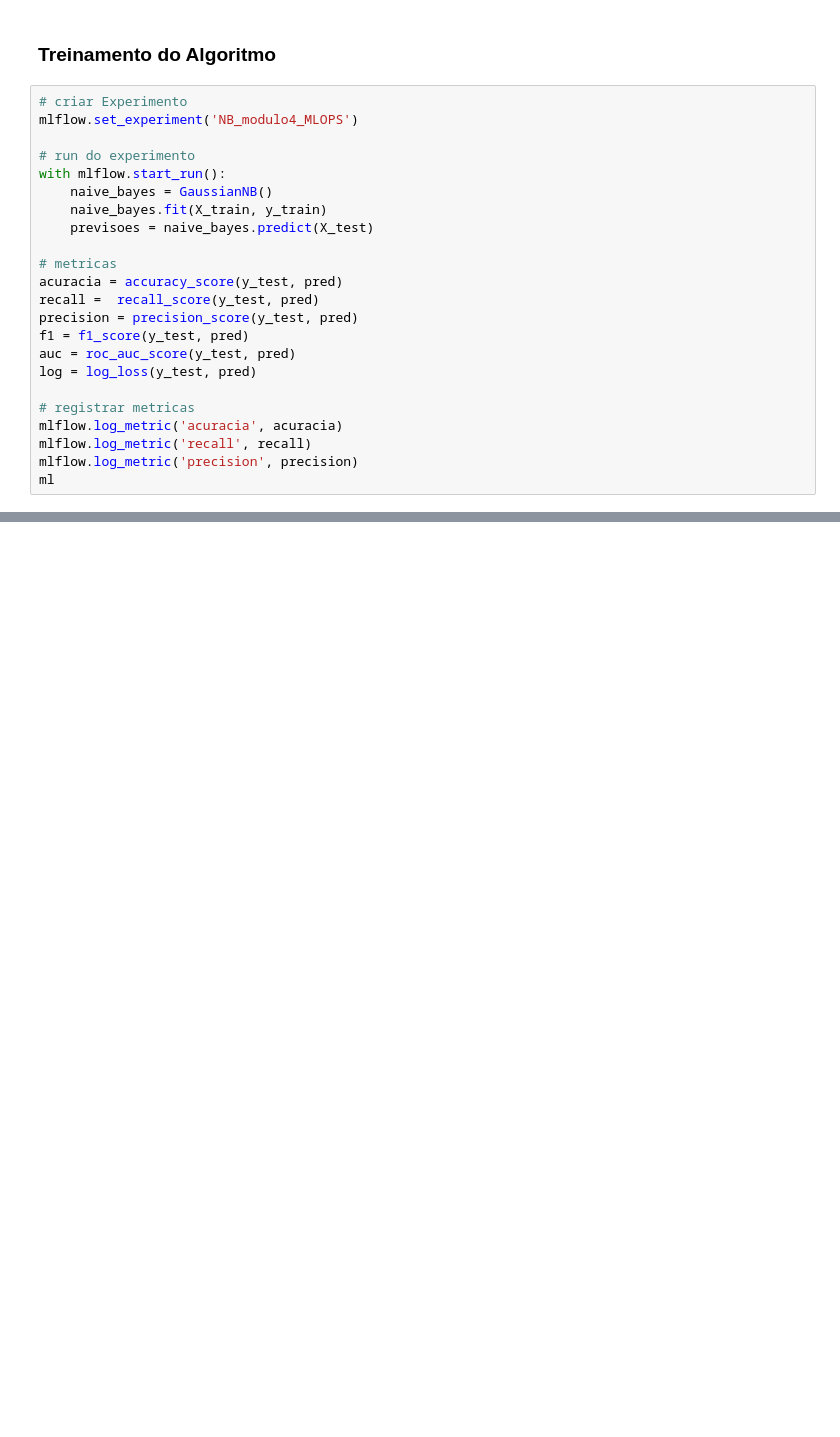
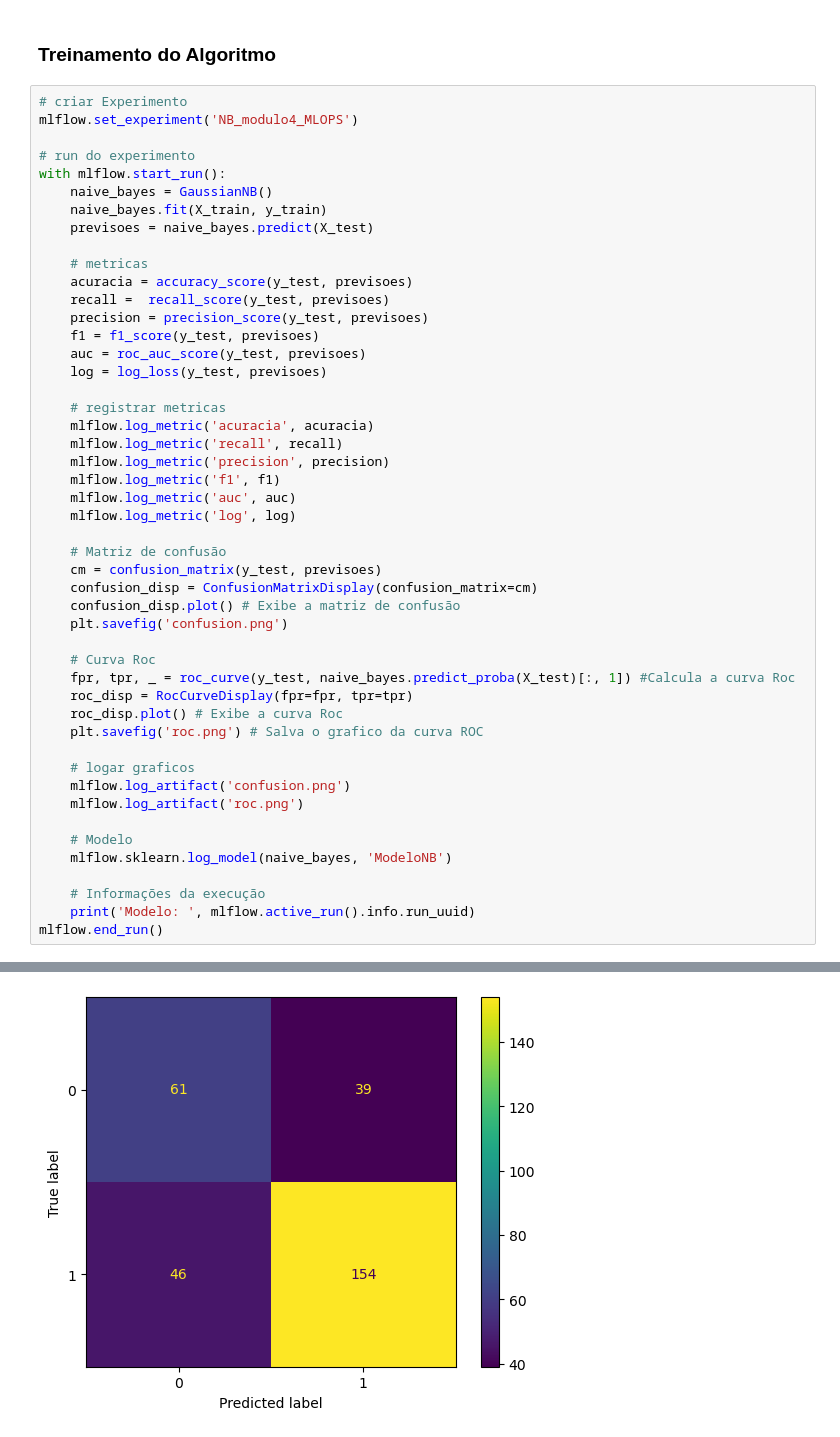
Before and after one commit to adairjuniordata/Sistema-de-classifica-o-de-risco-de-cr-dito-usando-Naive-Bayes-e-MLflow, a Jupyter notebook: contrucaoML.ipynb, the cells around one changed output, grey strips where cells are left out. Saved outputs shown, nothing was run; the diff lists cells and outputs as text; blank space fills up the shorter version.

```diff
--- a/contrucaoML.ipynb
+++ b/contrucaoML.ipynb
@@ -119,16 +120,42 @@ with mlflow.start_run():
     naive_bayes.fit(X_train, y_train)
     previsoes = naive_bayes.predict(X_test)
 
-# metricas
-acuracia = accuracy_score(y_test, pred)
-recall =  recall_score(y_test, pred)
-precision = precision_score(y_test, pred)
-f1 = f1_score(y_test, pred)
-auc = roc_auc_score(y_test, pred)
-log = log_loss(y_test, pred)
+    # metricas
+    acuracia = accuracy_score(y_test, previsoes)
+    recall =  recall_score(y_test, previsoes)
+    precision = precision_score(y_test, previsoes)
+    f1 = f1_score(y_test, previsoes)
+    auc = roc_auc_score(y_test, previsoes)
+    log = log_loss(y_test, previsoes)
 
-# registrar metricas
-mlflow.log_metric('acuracia', acuracia)
-mlflow.log_metric('recall', recall)
-mlflow.log_metric('precision', precision)
-ml
+    # registrar metricas
+    mlflow.log_metric('acuracia', acuracia)
+    mlflow.log_metric('recall', recall)
+    mlflow.log_metric('precision', precision)
+    mlflow.log_metric('f1', f1)
+    mlflow.log_metric('auc', auc)
+    mlflow.log_metric('log', log)
+
+    # Matriz de confusão
+    cm = confusion_matrix(y_test, previsoes)
+    confusion_disp = ConfusionMatrixDisplay(confusion_matrix=cm)
+    confusion_disp.plot() # Exibe a matriz de confusão
+    plt.savefig('confusion.png')
+
+    # Curva Roc
+    fpr, tpr, _ = roc_curve(y_test, naive_bayes.predict_proba(X_test)[:, 1]) #Calcula a curva Roc
+    roc_disp = RocCurveDisplay(fpr=fpr, tpr=tpr)
+    roc_disp.plot() # Exibe a curva Roc
+    plt.savefig('roc.png') # Salva o grafico da curva ROC
+
+    # logar graficos
+    mlflow.log_artifact('confusion.png')
+    mlflow.log_artifact('roc.png')
+
+    # Modelo
+    mlflow.sklearn.log_model(naive_bayes, 'ModeloNB')
+
+    # Informações da execução
+    print('Modelo: ', mlflow.active_run().info.run_uuid)
+mlflow.end_run()
+# %% [output]
@@ -134,0 +164 @@ ml
+[figure, added]
```
Also changed, not shown: parts of 4 cells of this notebook.
